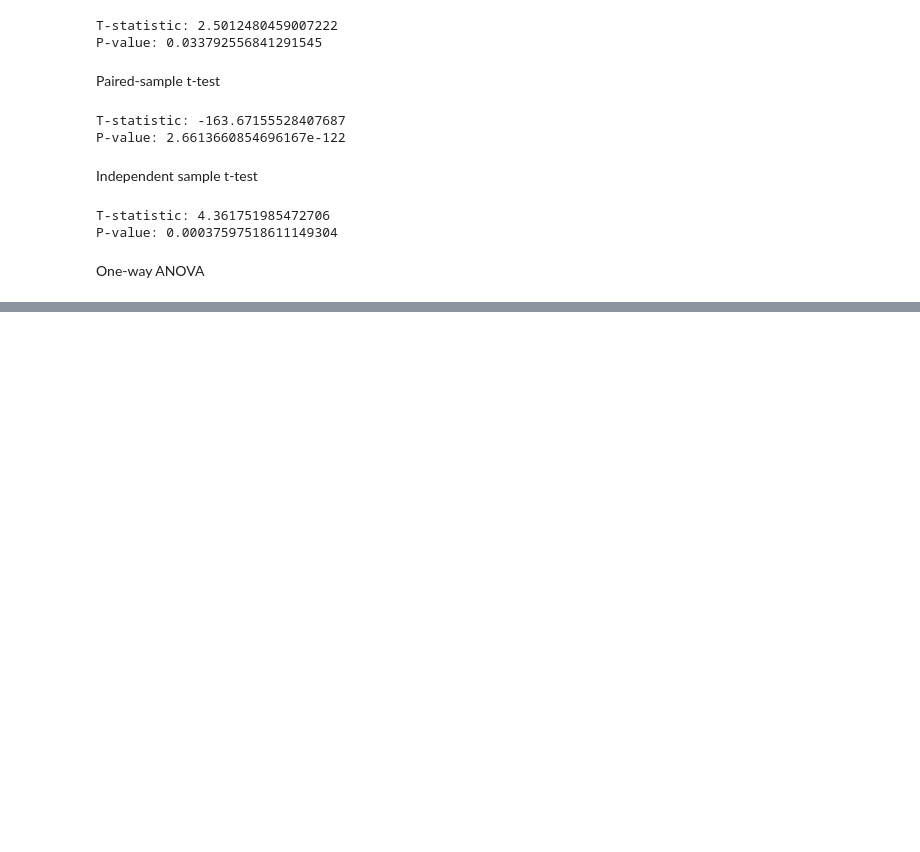
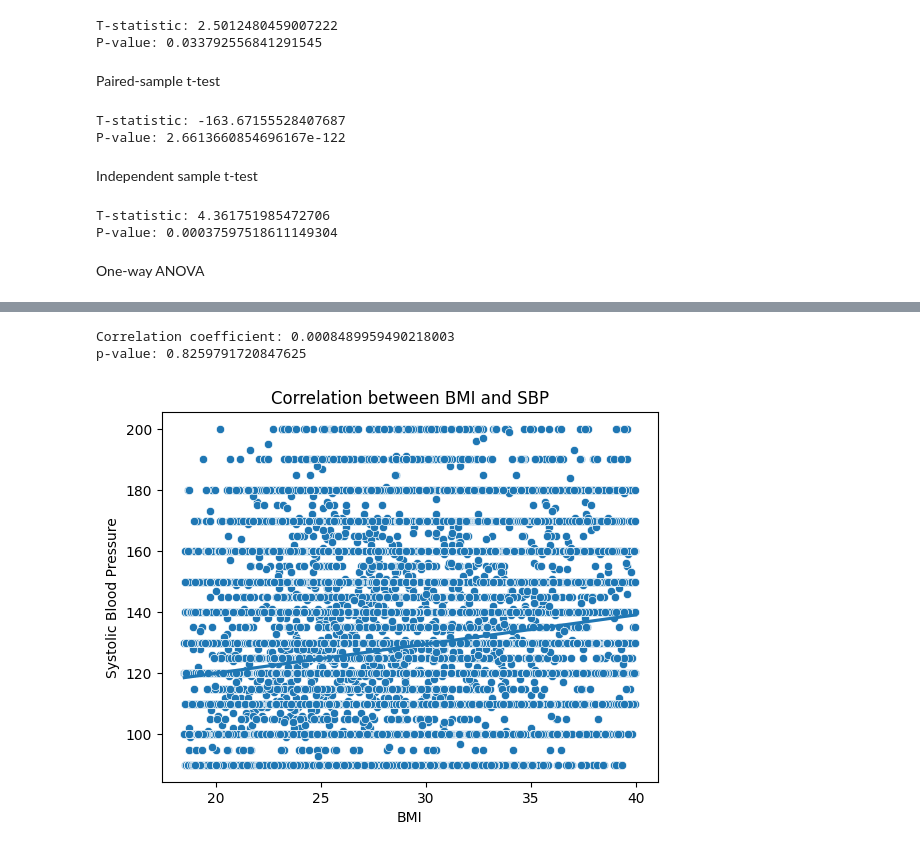
Before and after one commit to Blake-Wei/hi5304-assignment3, a Jupyter notebook: learning/Python_analytics.ipynb, the cells around one changed output, grey strips where cells are left out. Drawn from its saved outputs; the diff is of its cells as text; code cells hidden in the pictures; blank space fills up the shorter version.

```diff
--- a/learning/Python_analytics.ipynb
+++ b/learning/Python_analytics.ipynb
@@ -132,10 +173,19 @@ print(f"p-value: {anova_result.pvalue}")
 # %%
-# Correlation
-
+from sqlalchemy import create_engine, text
 import pandas as pd
 
-# Load the dataset
-df = pd.read_csv("cardio1.csv")
+engine = create_engine(
+    "postgresql+psycopg2://hi5304_user:hi5304@db:5432/hi5304"
+)
+
+with engine.connect() as conn:
+    print(conn.execute(text("SELECT 1")).scalar())
+
+cardio10 = pd.read_sql("SELECT * FROM cardio10;", engine)
 
 # Quick check
-df[['sbp', 'bmi']].head()
+print(cardio10[['sbp', 'bmi']].head())
+
+# Correlation
+corr = cardio10[['sbp', 'bmi']].corr()
+print(corr)
@@ -142,6 +203,11 @@ df[['sbp', 'bmi']].head()
 # %%
 
 # Correlation
+from scipy.stats import pearsonr
 
-import numpy as np
-from scipy.stats import pearsonr
+r, p = pearsonr(cardio10['sbp'], cardio10['sdi'])
+print("Correlation coefficient:", r)
+print("p-value:", p)
+# %% [output]
+Correlation coefficient: 0.0008489959490218003
+p-value: 0.8259791720847625
@@ -164,11 +214,13 @@ r_value, p_value
 # %%
 import seaborn as sns
 import matplotlib.pyplot as plt
 
-sns.scatterplot(x=bmi, y=sbp)
-sns.regplot(x=bmi, y=sbp, scatter=False)
+sns.scatterplot(x=cardio10['bmi'], y=cardio10['sbp'])
+sns.regplot(x=cardio10['bmi'], y=cardio10['sbp'], scatter=False)
 
 plt.xlabel("BMI")
 plt.ylabel("Systolic Blood Pressure")
-plt.title("Simulated Correlation between BMI and SBP")
+plt.title("Correlation between BMI and SBP")
 plt.show()
+# %% [output]
+[figure, added]
```
Also changed, not shown: parts of 7 cells of this notebook, 1 other file.
